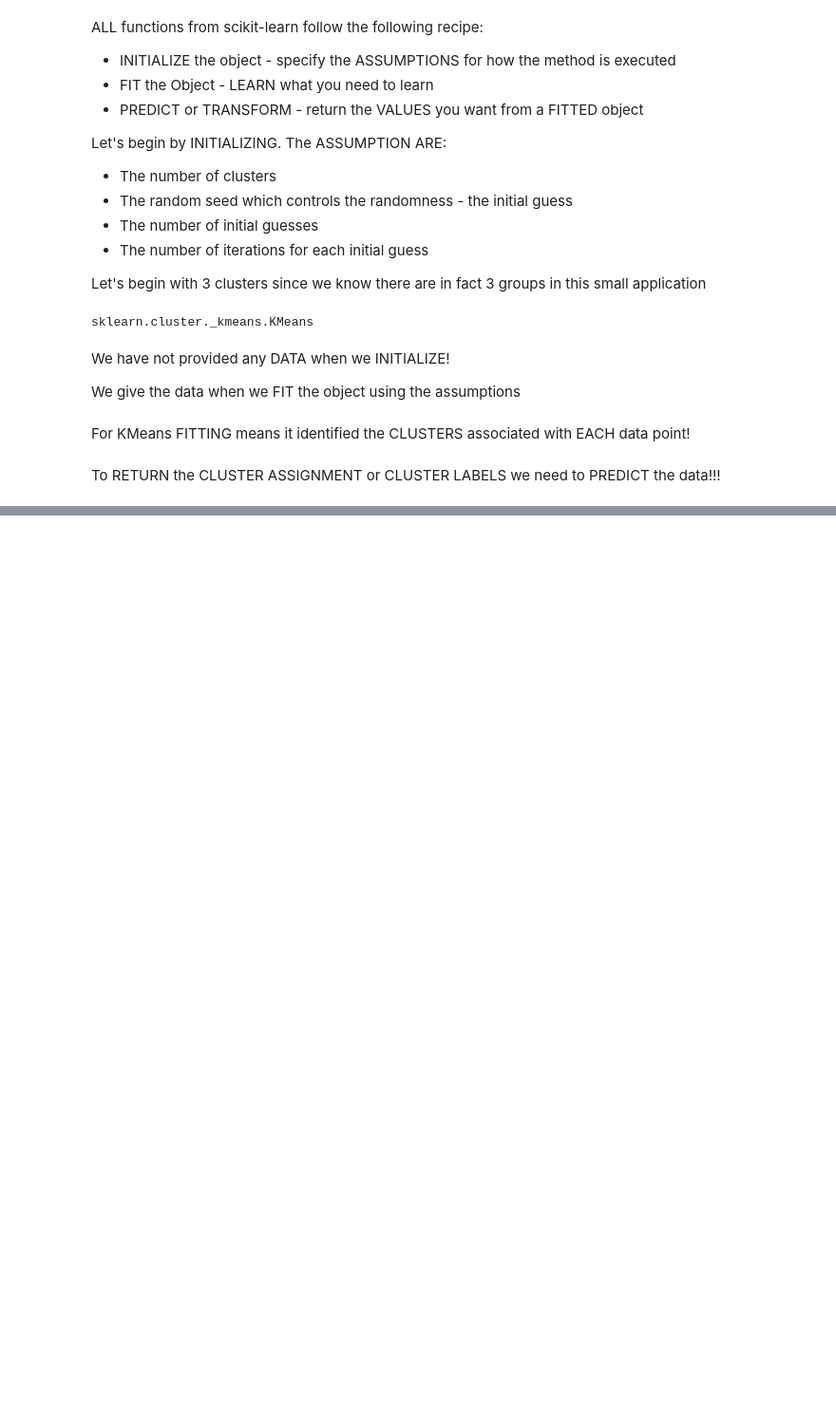
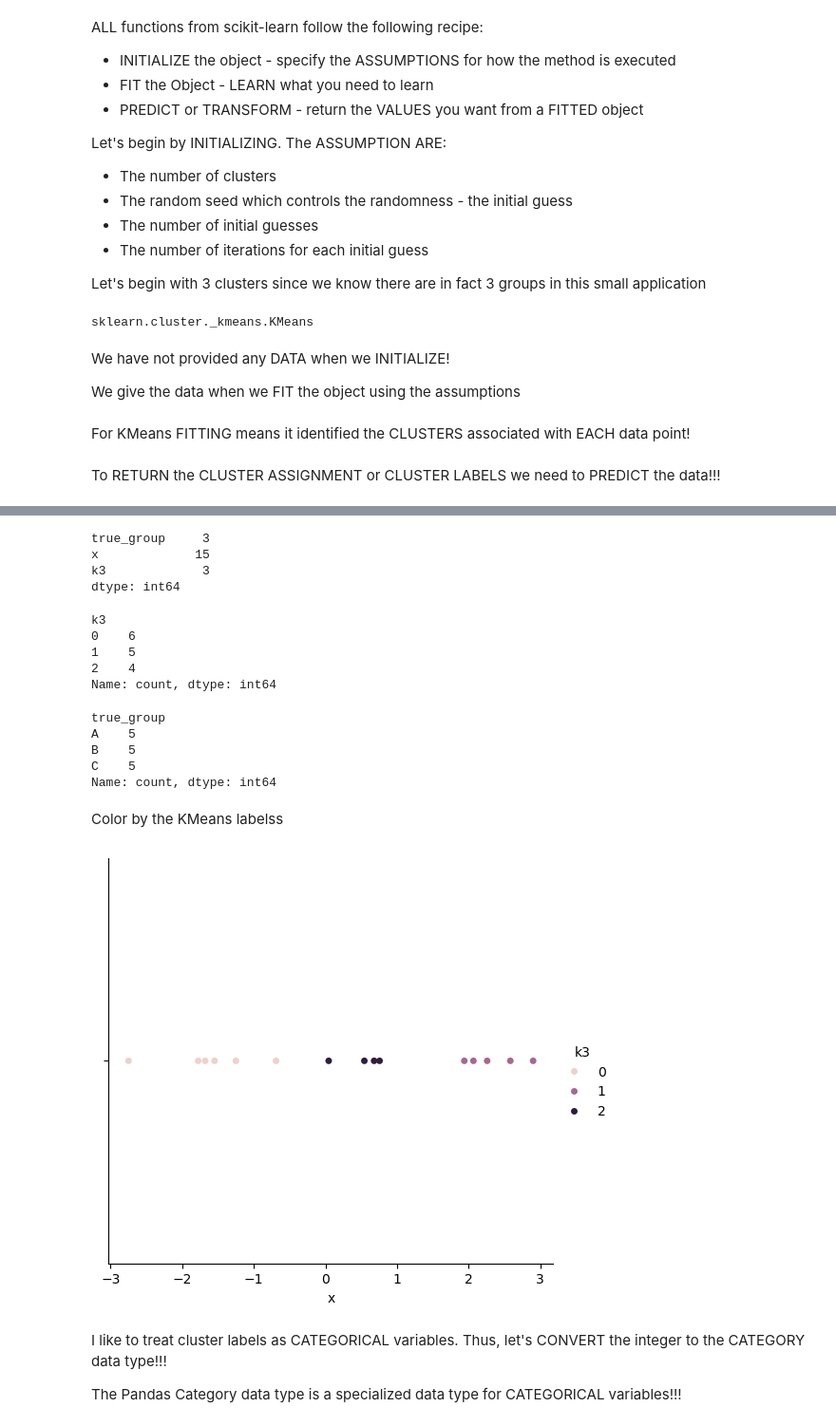
Before and after one commit to johnskpaulxqe/data-science, a Jupyter notebook: courses/CMPINF2100/publish/compinf2100_project/week_08/week_08_kmeans_1.ipynb, the cells around one changed output, grey strips where cells are left out. Shown at 95% size. Saved outputs shown, nothing was run; the diff lists cells and outputs as text; code cells hidden in the pictures; blank space fills up the shorter version.

```diff
--- a/courses/CMPINF2100/publish/compinf2100_project/week_08/week_08_kmeans_1.ipynb
+++ b/courses/CMPINF2100/publish/compinf2100_project/week_08/week_08_kmeans_1.ipynb
@@ -151,0 +158,4 @@ To RETURN the CLUSTER ASSIGNMENT or CLUSTER LABELS we need to PREDICT the data!!
+# %%
+km3b = KMeans(n_clusters=3, random_state=121, n_init = 25, max_iter=500)
+# %%
+km3b.fit_predict( X )
@@ -151,0 +174,2 @@ To RETURN the CLUSTER ASSIGNMENT or CLUSTER LABELS we need to PREDICT the data!!
+# %%
+df_copy = df.copy()
@@ -151,0 +197,2 @@ To RETURN the CLUSTER ASSIGNMENT or CLUSTER LABELS we need to PREDICT the data!!
+# %%
+df_copy['k3'] = pd.Series(km3.fit_predict(X), index=df_copy.index)
@@ -151,0 +231,34 @@ To RETURN the CLUSTER ASSIGNMENT or CLUSTER LABELS we need to PREDICT the data!!
+# %%
+df_copy.nunique()
+# %% [output]
+true_group     3
+x             15
+k3             3
+dtype: int64
+# %%
+df_copy.k3.value_counts()
+# %% [output]
+k3
+0    6
+1    5
+2    4
+Name: count, dtype: int64
+# %%
+df_copy.true_group.value_counts()
+# %% [output]
+true_group
+A    5
+B    5
+C    5
+Name: count, dtype: int64
+# %% [markdown]
+Color by the KMeans labelss
+# %%
+sns.catplot( data = df_copy, x='x', hue='k3', kind = 'strip', jitter=False)
+plt.show()
+# %% [output]
+[figure, added]
+# %% [markdown]
+I like to treat cluster labels as CATEGORICAL variables. Thus, let's CONVERT the integer to the CATEGORY data type!!!
+
+The Pandas Category data type is a specialized data type for CATEGORICAL variables!!!
```
Also changed, not shown: parts of 46 cells of this notebook, 1 other file.
